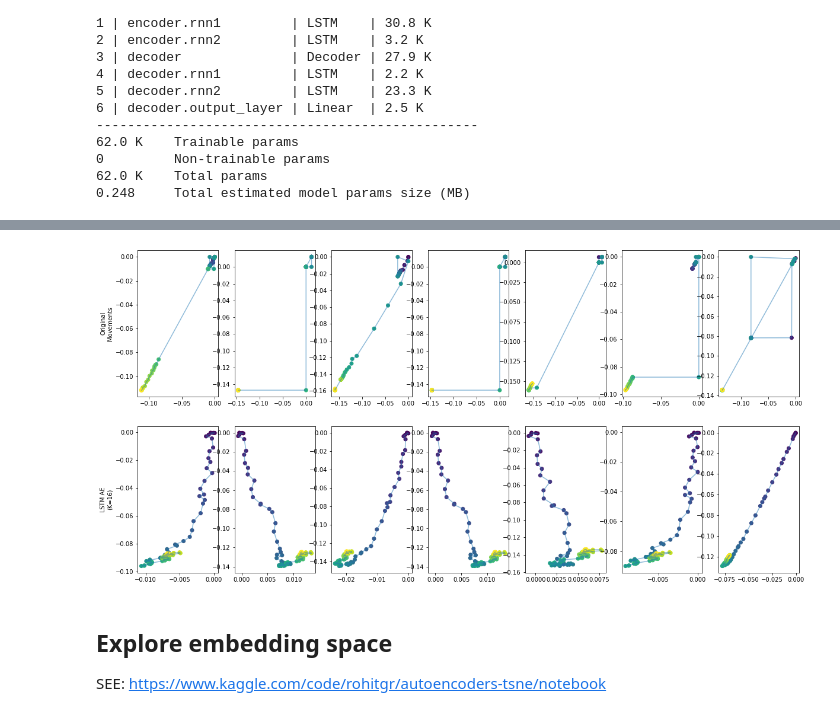
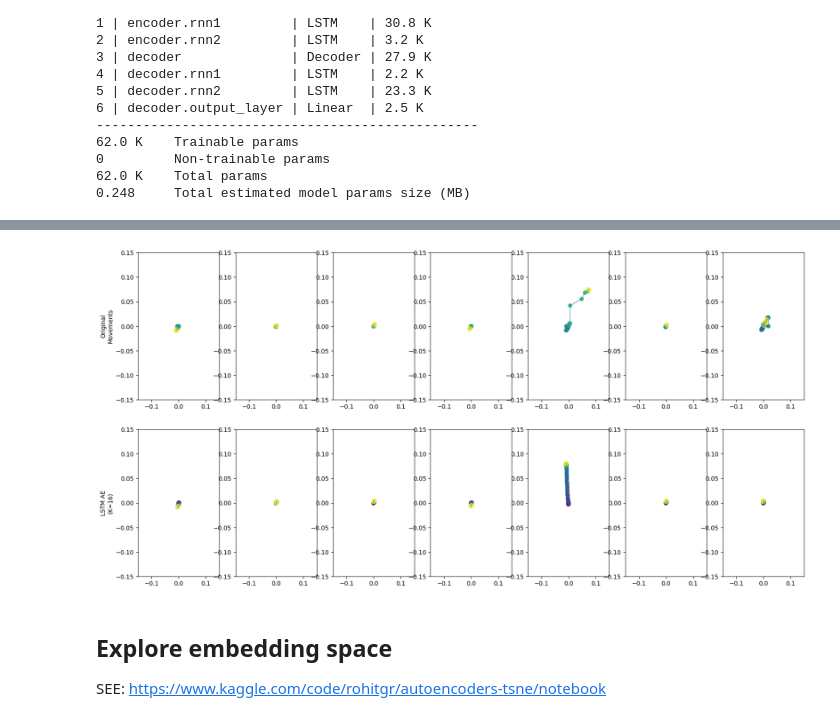
Before and after one commit to NevVerVer/Neuromatch_2022_EcoG_movements, a Jupyter notebook: models/lstm_model_training.ipynb, the cells around one changed output, grey strips where cells are left out. Drawn from its saved outputs; the diff is of its cells as text; code cells hidden in the pictures.

Commit message:
run for full dataset and update loss

```diff
--- a/models/lstm_model_training.ipynb
+++ b/models/lstm_model_training.ipynb
@@ -20,6 +20,8 @@ from torchinfo import summary
 from pytorch_lightning.loggers import TensorBoardLogger
 
 from lstm_model_behavior import RecurrentAutoencoder
+
+plt.rcParams['figure.dpi'] = 100
 # %%
 PATH_ROOT = Path('/Volumes/GoogleDrive/My Drive/NMA-22/naturalistic_arm_movements_ecog')
 PATH_DATA = PATH_ROOT / 'data' / 'behavior_data'
@@ -39,9 +41,9 @@ dataset_full.shape
 dataset = dataset_full.reshape((dataset_full.shape[0], dataset_full.shape[2], dataset_full.shape[1]))
 # X_train, X_test = train_test_split(dataset_full[k_mean_labels == 2], test_size=0.04, random_state=SEED)
 # X_train, X_test = train_test_split(dataset_full, test_size=0.04, random_state=SEED)
-X_train, X_test = train_test_split(
-    dataset_full[(k_mean_labels == 2) | (k_mean_labels == 8) |
-                 (k_mean_labels == 6) | (k_mean_labels == 0) ], test_size=0.04, random_state=SEED)
+# k_mean_mask = (k_mean_labels == 2) | (k_mean_labels == 8) | (k_mean_labels == 6) | (k_mean_labels == 0)
+k_mean_mask = k_mean_labels > 0
+X_train, X_test = train_test_split(dataset_full[k_mean_mask], test_size=0.04, random_state=SEED)
 
 X_train, X_val = train_test_split(X_train, test_size=0.33, random_state=SEED)
 
@@ -115,7 +117,7 @@ batch_size = 1
 
 logger = TensorBoardLogger(
     "tb_logs",
-    name=f"K_{K}_lr_{rae.lr}_bs_{batch_size}_nl_{n_layers}_grad_acc_T_LR_sch_T_custom_loss_classes_0_2_6_8")
+    name=f"K_{K}_lr_{rae.lr}_bs_{batch_size}_nl_{n_layers}_grad_acc_T_LR_sch_T_custom_loss")
 
 
 trainer = pl.Trainer(
@@ -220,36 +265,38 @@ ServerApp.rate_limit_window=3.0 (secs)
 # %%
 n_plot = 7
 plt.figure(figsize=(20, 10))
 # dataset_all = X_train.to('cpu')
-dataset_all = torch.tensor(dataset[k_mean_labels == 8], device='cpu')
+dataset_all = torch.tensor(dataset, device='cpu') # [k_mean_labels == 8]
 
 def plot_reaches_(x, y, duration=0):
     plt.plot(x, y, '-', alpha = 0.5)
     plt.scatter(x, y, c=np.arange(75))
     if duration != 0:
         plt.scatter(x[duration], y[duration], c = "r")
-    # plt.xlim(-0.15, 0.15)
-    # plt.ylim(-0.15, 0.15)
+    plt.xlim(-0.15, 0.15)
+    plt.ylim(-0.15, 0.15)
 
 for i in range(n_plot):
     idx = torch.randint(len(dataset_all), size=())
     data_ = dataset_all[idx]
     with torch.no_grad():
       # Get reconstructed movements from autoencoder
       rae_recon = rae(data_.unsqueeze(0).to('cpu').float())[0]
 
     plt.subplot(2, n_plot, i+1)
     plot_reaches_(data_[:, 0], data_[:, 1])
     if i == 0:
         plt.ylabel('Original\nMovements')
 
+
     plt.subplot(2, n_plot, i + 1 + n_plot)
     plot_reaches_(rae_recon[0, :], rae_recon[1, :])
     if i == 0:
         plt.ylabel(f'LSTM AE\n(K={K})')
+
 plt.show()
 # %% [output]
-[figure, old version]
+[figure, new version]
 # %% [markdown]
 ## Explore embedding space
 
```
Also changed, not shown: parts of 14 cells of this notebook, 1 other file.
